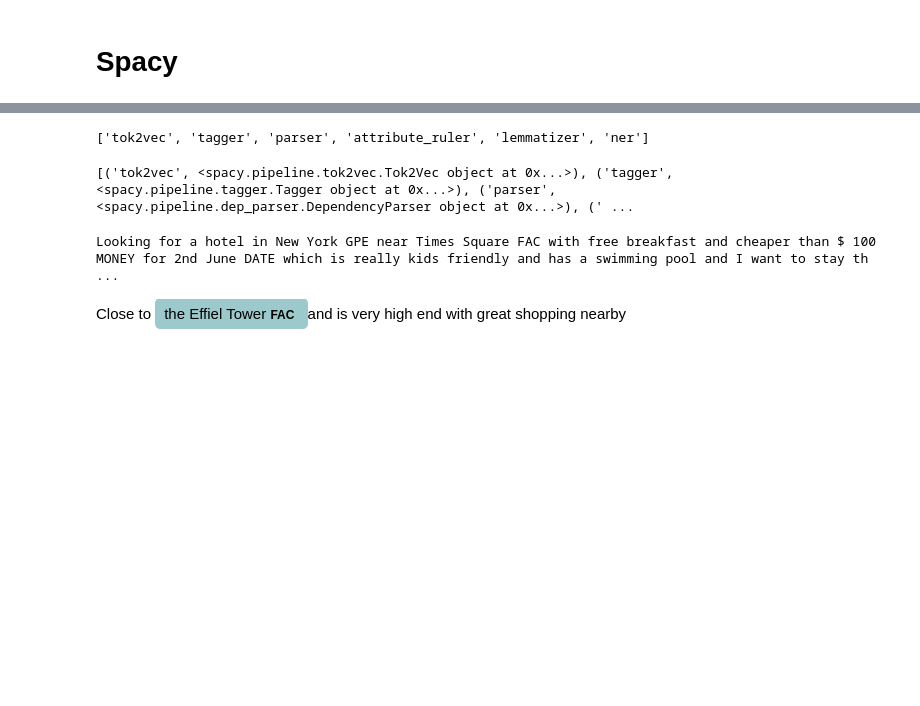
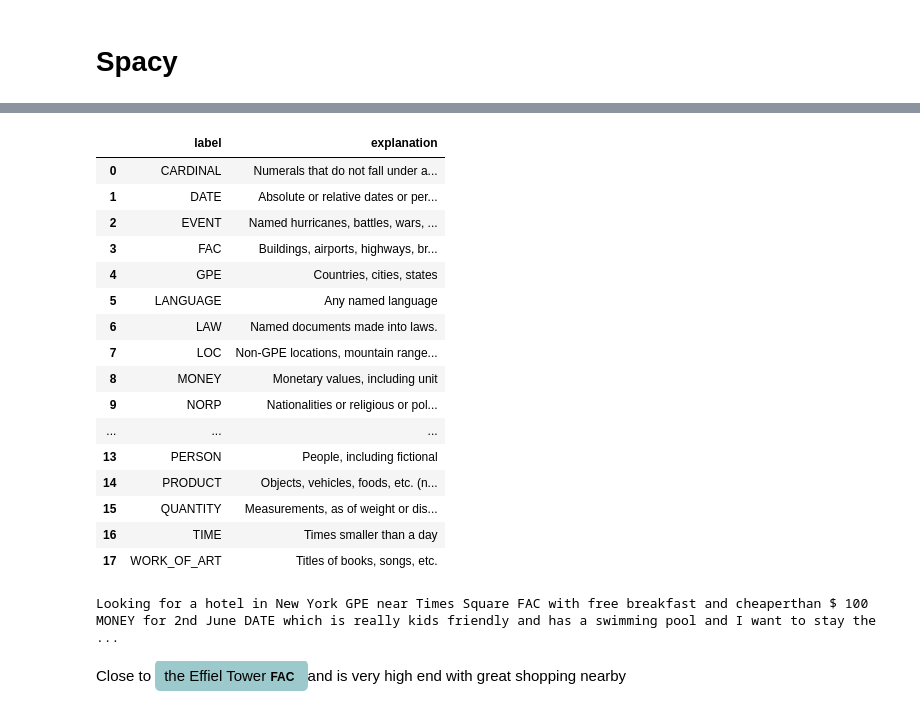
Before and after one commit to matteopilotto/maven-blps-2, a Jupyter notebook: Module 1/nlp_module_1.ipynb, the cells around one changed output, grey strips where cells are left out. Cells and saved outputs as stored; diff of their text form; code cells hidden in the pictures; blank space fills up the shorter version.

```diff
--- a/Module 1/nlp_module_1.ipynb
+++ b/Module 1/nlp_module_1.ipynb
@@ -146,19 +114,47 @@ from spacy import displacy
-# %%
-print(nlp.pipe_names)
-# %% [output]
-['tok2vec', 'tagger', 'parser', 'attribute_ruler', 'lemmatizer', 'ner']
-# %%
-print(nlp.pipeline)
-# %% [output]
-[('tok2vec', <spacy.pipeline.tok2vec.Tok2Vec object at 0x...>), ('tagger', <spacy.pipeline.tagger.Tagger object at 0x...>), ('parser', <spacy.pipeline.dep_parser.DependencyParser object at 0x...>), (' ...
+# %%
+import pandas as pd
+pd.set_option('display.max_colwidth', None) # turn off column width truncation
+
+ner_labels = nlp.pipeline[-1][1].labels
+ner_label_df = (
+    pd.DataFrame([(label, spacy.explain(label)) for label in ner_labels], columns=["label", "explanation"])
+    .style
+    .set_table_styles([{'selector': 'th', 'props': [('text-align', 'left')]}])
+    .set_properties(**{'text-align': 'left'})
+)
+
+display(ner_label_df)
+# %% [output]
+|  | label | explanation |
+| 0 | CARDINAL | Numerals that do not fall under a... |
+| 1 | DATE | Absolute or relative dates or per... |
+| 2 | EVENT | Named hurricanes, battles, wars, ... |
+| 3 | FAC | Buildings, airports, highways, br... |
+| 4 | GPE | Countries, cities, states |
+| 5 | LANGUAGE | Any named language |
+| 6 | LAW | Named documents made into laws. |
+| 7 | LOC | Non-GPE locations, mountain range... |
+| 8 | MONEY | Monetary values, including unit |
+| 9 | NORP | Nationalities or religious or pol... |
+| ... | ... | ... |
+| 13 | PERSON | People, including fictional |
+| 14 | PRODUCT | Objects, vehicles, foods, etc. (n... |
+| 15 | QUANTITY | Measurements, as of weight or dis... |
+| 16 | TIME | Times smaller than a day |
+| 17 | WORK_OF_ART | Titles of books, songs, etc. |
 # %%
-text = """Looking for a hotel in New York near Times Square with free breakfast and cheaper
-than $100 for 2nd June which is really kids friendly and has a swimming pool and I want to stay there for 8 days"""
+text = """
+Looking for a hotel in New York near Times Square with free breakfast and cheaper
+than $100 for 2nd June which is really kids friendly and has a swimming pool and I want to stay there for 8 days
+""".strip()
+
 doc = nlp(text)
-sentence_spans = list(doc.sents)
-displacy.render(doc, jupyter = True, style="ent")
+# sentence_spans = list(doc.sents)
+displacy.render(doc, jupyter=True, style="ent")
+
+pd.DataFrame([(label, spacy.explain(label)) for label in ner_labels], columns=["label", "explanation"])
 # %% [output]
-Looking for a hotel in New York GPE near Times Square FAC with free breakfast and cheaper than $ 100 MONEY for 2nd June DATE which is really kids friendly and has a swimming pool and I want to stay th ...
+Looking for a hotel in New York GPE near Times Square FAC with free breakfast and cheaperthan $ 100 MONEY for 2nd June DATE which is really kids friendly and has a swimming pool and I want to stay the ...
 # %%
 text = """Close to the Effiel Tower and is very high end with great shopping nearby"""
 doc = nlp(text)
```
Also changed, not shown: parts of 30 cells of this notebook.
